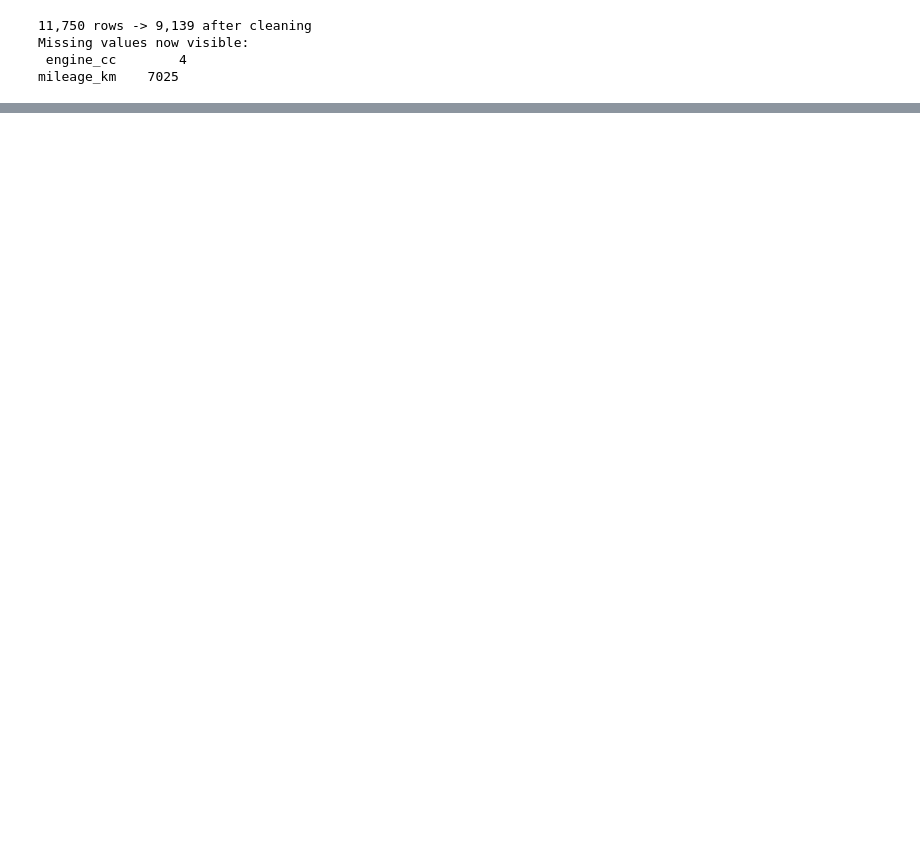
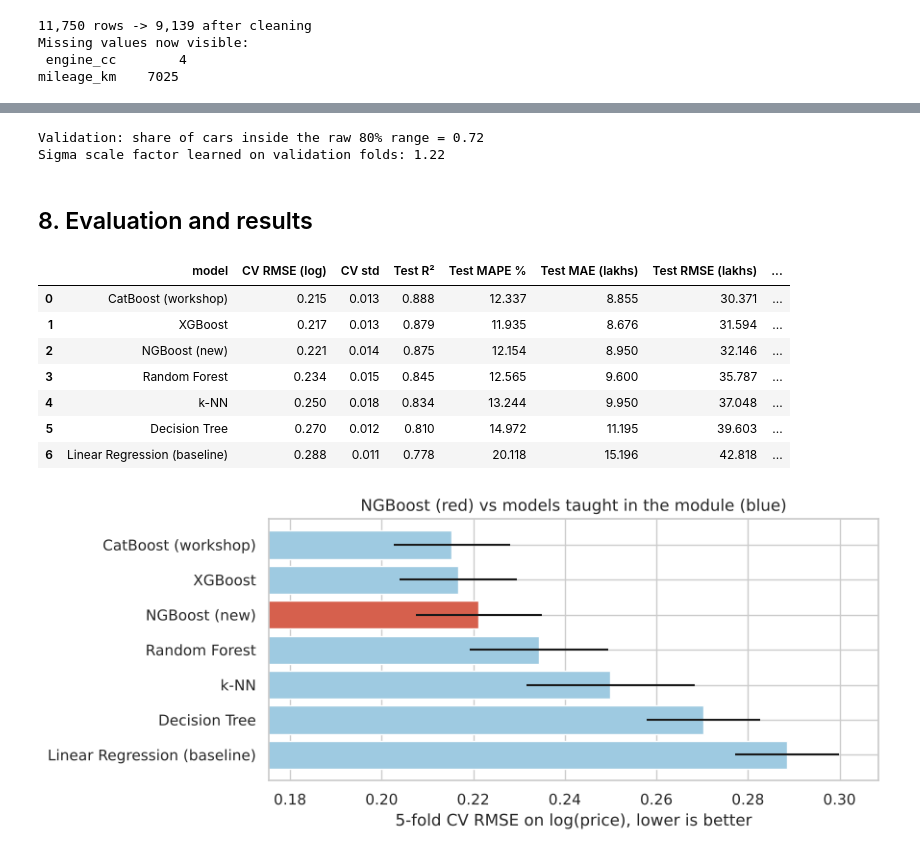
Before and after one commit to BimashaAmara/sl-car-price, a Jupyter notebook: car_price_report.ipynb, the cells around one changed output, grey strips where cells are left out. Saved outputs shown, nothing was run; the diff lists cells and outputs as text; code cells hidden in the pictures; blank space fills up the shorter version.

```diff
--- a/car_price_report.ipynb
+++ b/car_price_report.ipynb
@@ -526,0 +358,34 @@ streamlit run app.py
+# %%
+# Out-of-fold validation predictions -> one scale factor for sigma
+z80 = norm.ppf(0.9)
+zs = np.zeros(len(y_train))
+for k, (a, b) in enumerate(cv.split(A_train)):
+    m = NGBRegressor(**ngb.get_params(deep=False)).fit(A_train[a], y_train[a])
+    d = m.pred_dist(A_train[b])
+    zs[b] = (y_train[b] - d.params["loc"]) / d.params["scale"]
+SIGMA_SCALE = float(np.quantile(np.abs(zs), 0.8) / z80)
+print(f"Validation: share of cars inside the raw 80% range = {np.mean(np.abs(zs) <= z80):.2f}")
+print(f"Sigma scale factor learned on validation folds: {SIGMA_SCALE:.2f}")
+# %% [output]
+Validation: share of cars inside the raw 80% range = 0.72
+Sigma scale factor learned on validation folds: 1.22
+# %% [markdown]
+## 8. Evaluation and results
+# %%
+res = pd.DataFrame(results).sort_values("CV RMSE (log)").reset_index(drop=True)
+display(res.drop(columns="kind").style.format(precision=3).background_gradient(subset=["CV RMSE (log)"], cmap="Greens_r"))
+colors = res["kind"].map({"taught": "#9ecae1", "new": "#d6604d"})
+fig, ax = plt.subplots(figsize=(9, 3.8))
+ax.barh(res["model"], res["CV RMSE (log)"], xerr=res["CV std"], color=colors); ax.invert_yaxis()
+ax.set(xlabel="5-fold CV RMSE on log(price), lower is better", title="NGBoost (red) vs models taught in the module (blue)")
+ax.set_xlim(res["CV RMSE (log)"].min() - 0.04, res["CV RMSE (log)"].max() + 0.02); plt.tight_layout(); plt.show()
+# %% [output]
+|  | model | CV RMSE (log) | CV std | Test R² | Test MAPE % | Test MAE (lakhs) | Test RMSE (lakhs) | ... |
+| 0 | CatBoost (workshop) | 0.215 | 0.013 | 0.888 | 12.337 | 8.855 | 30.371 | ... |
+| 1 | XGBoost | 0.217 | 0.013 | 0.879 | 11.935 | 8.676 | 31.594 | ... |
+| 2 | NGBoost (new) | 0.221 | 0.014 | 0.875 | 12.154 | 8.950 | 32.146 | ... |
+| 3 | Random Forest | 0.234 | 0.015 | 0.845 | 12.565 | 9.600 | 35.787 | ... |
+| 4 | k-NN | 0.250 | 0.018 | 0.834 | 13.244 | 9.950 | 37.048 | ... |
+| 5 | Decision Tree | 0.270 | 0.012 | 0.810 | 14.972 | 11.195 | 39.603 | ... |
+| 6 | Linear Regression (baseline) | 0.288 | 0.011 | 0.778 | 20.118 | 15.196 | 42.818 | ... |
+[figure, added]
```
Also changed, not shown: parts of 57 cells of this notebook, 11 other files.
